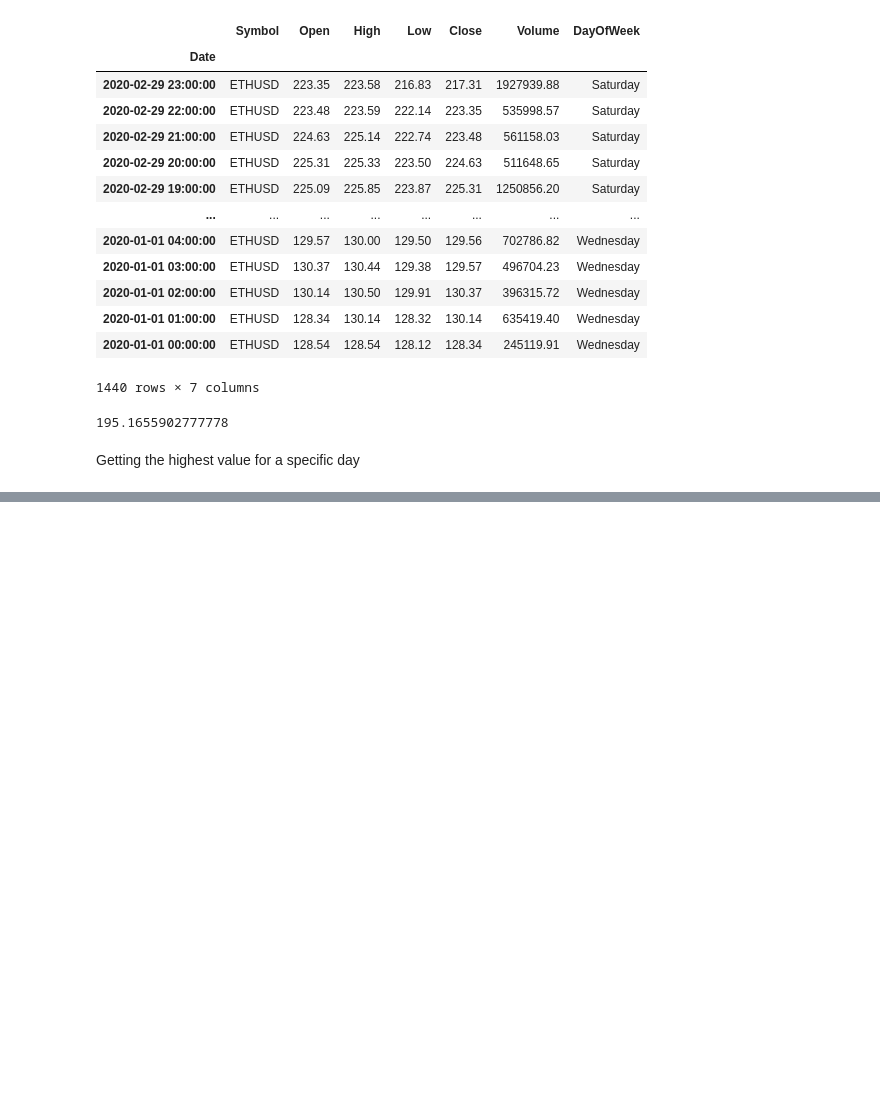
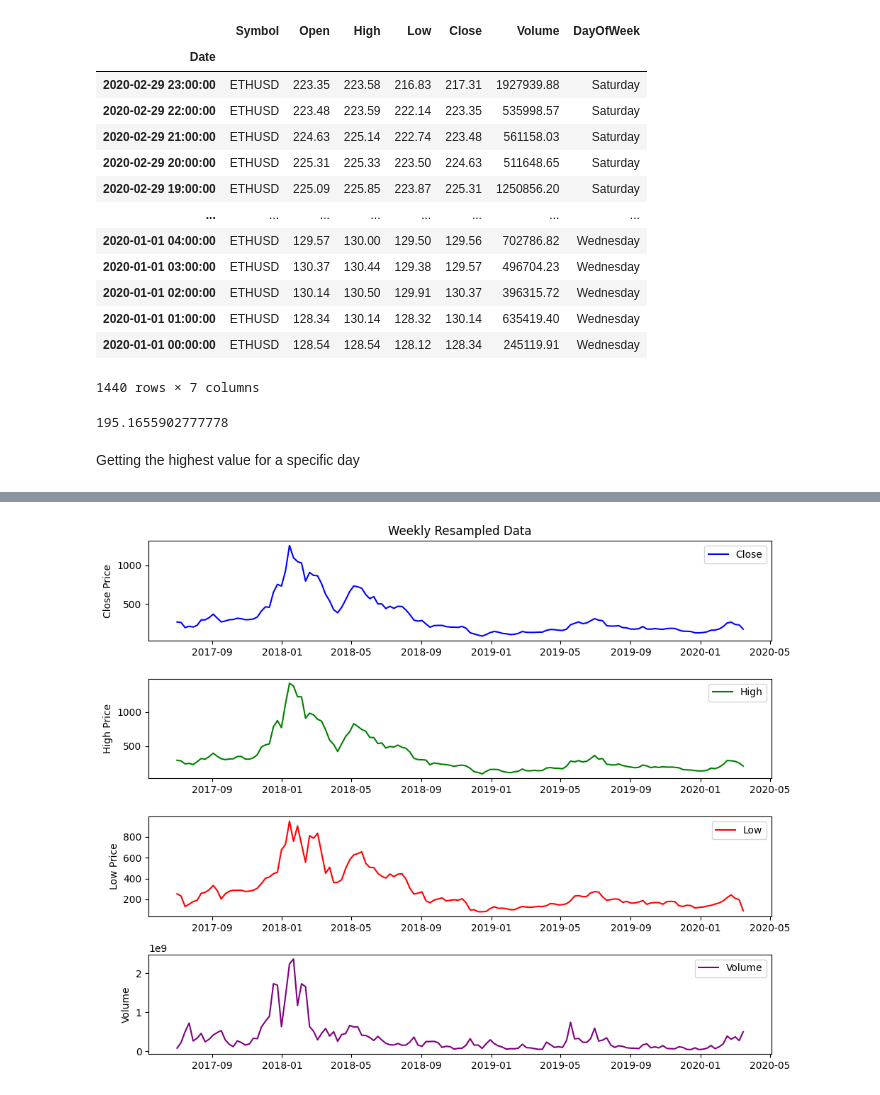
Before and after one commit to pkrlfamous/ML-Python, a Jupyter notebook: Pandas/part-10-working-with-dates-and-time-series-data.ipynb, the cells around one changed output, grey strips where cells are left out. Saved outputs shown, nothing was run; the diff lists cells and outputs as text; code cells hidden in the pictures; blank space fills up the shorter version.

```diff
--- a/Pandas/part-10-working-with-dates-and-time-series-data.ipynb
+++ b/Pandas/part-10-working-with-dates-and-time-series-data.ipynb
@@ -205,0 +241,2 @@ df.loc['2020-01']['High'].max()
+# %%
+sample =  df.resample('W').agg({'Close':'mean', 'High':'max', 'Low':'min', 'Volume':'sum'})
@@ -205,0 +277,37 @@ df.loc['2020-01']['High'].max()
+# %%
+import matplotlib.pyplot as plt
+
+# Assuming 'sample' is your resampled DataFrame
+# You may need to import 'pandas' if not already done
+
+# Create subplots for each column you want to plot
+fig, axes = plt.subplots(nrows=4, ncols=1, figsize=(10, 8))
+
+# Plot 'Close' column
+axes[0].plot(sample.index, sample['Close'], label='Close', color='blue')
+axes[0].set_ylabel('Close Price')
+
+# Plot 'High' column
+axes[1].plot(sample.index, sample['High'], label='High', color='green')
+axes[1].set_ylabel('High Price')
+
+# Plot 'Low' column
+axes[2].plot(sample.index, sample['Low'], label='Low', color='red')
+axes[2].set_ylabel('Low Price')
+
+# Plot 'Volume' column
+axes[3].plot(sample.index, sample['Volume'], label='Volume', color='purple')
+axes[3].set_ylabel('Volume')
+
+# Set titles and legends
+axes[0].set_title('Weekly Resampled Data')
+for ax in axes:
+    ax.legend()
+
+# Adjust spacing between subplots
+plt.tight_layout()
+
+# Show the plot
+plt.show()
+# %% [output]
+[figure, added]
```
Also changed, not shown: parts of 10 cells of this notebook, 1 other file.
